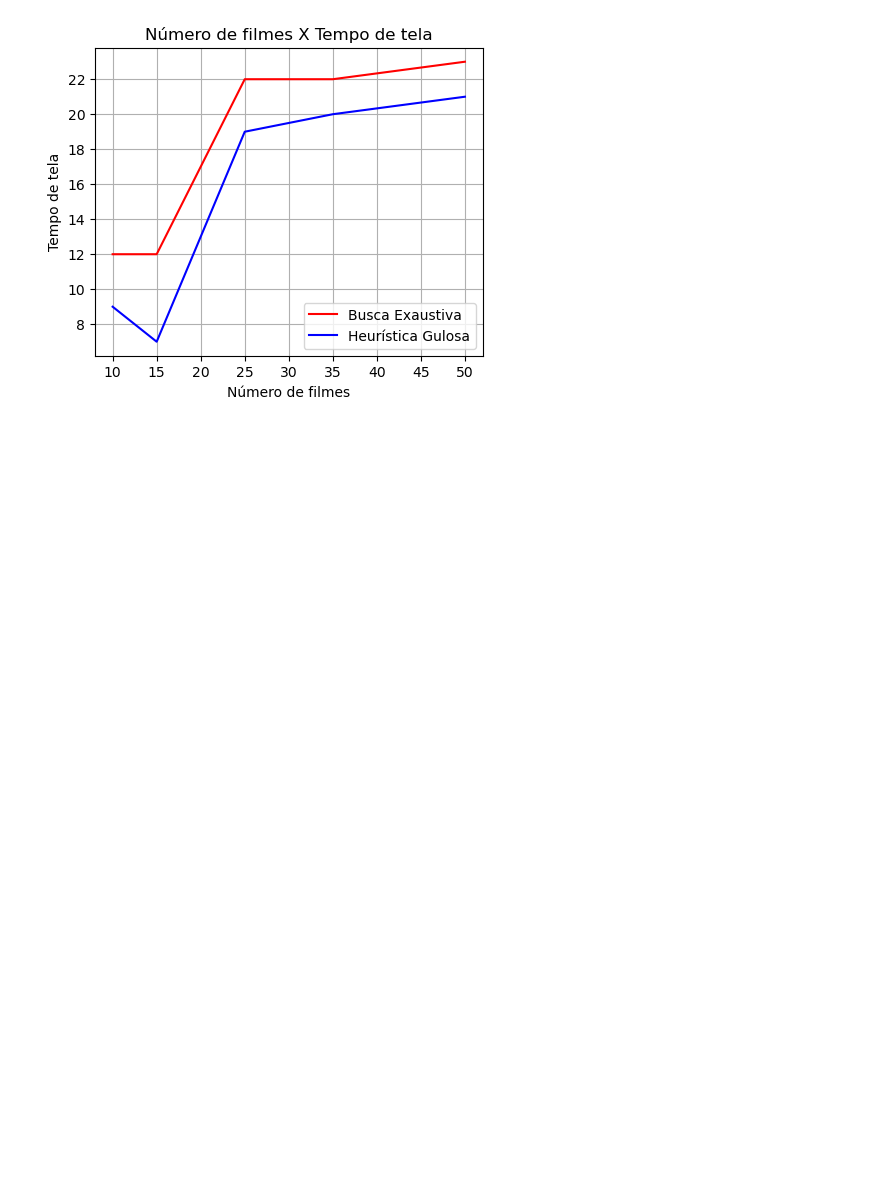
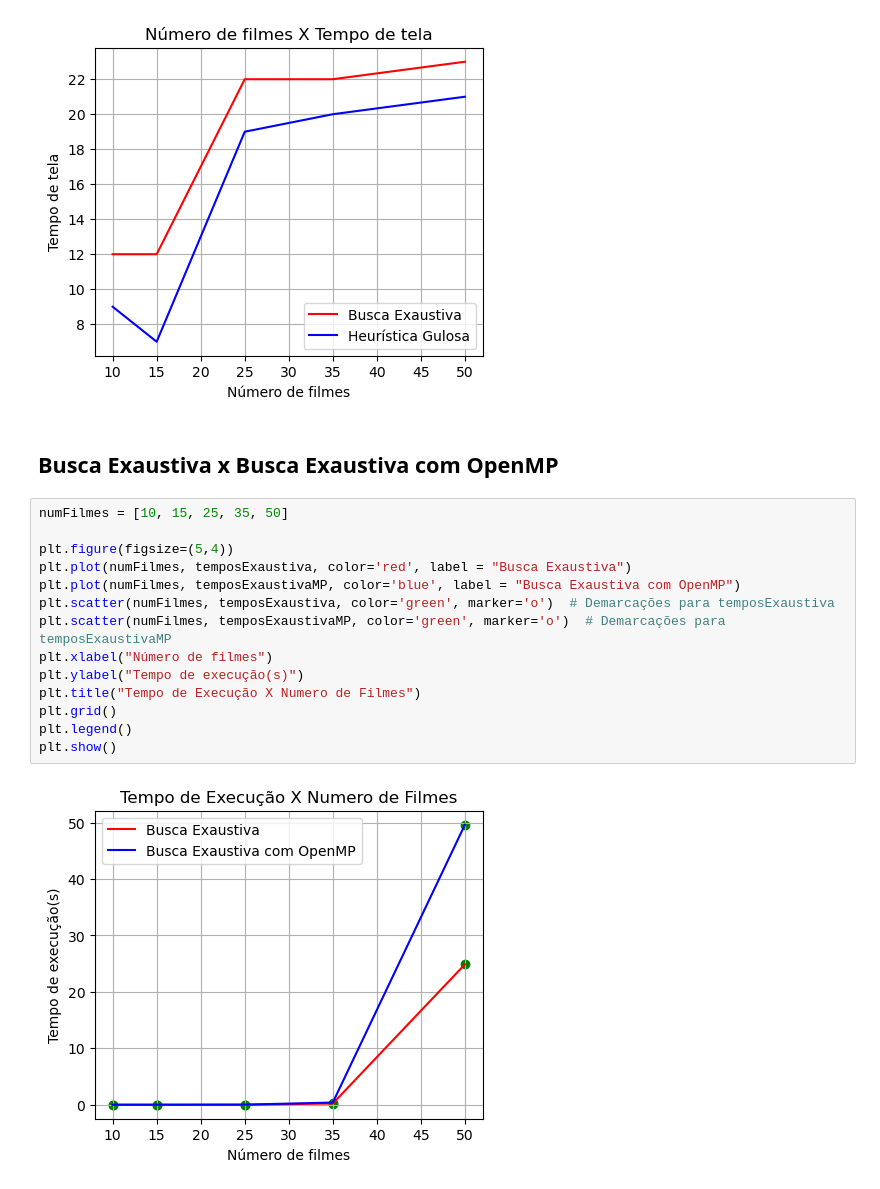
Before and after one commit to GabrielaMitu/Supercomp-MaratonaFilmes, a Jupyter notebook: GraficosComparativos.ipynb, the cells around one changed output. Cells and saved outputs as stored; diff of their text form; blank space fills up the shorter version.

Commit message:
grafico buscaexasutiva e com openmp

```diff
--- a/GraficosComparativos.ipynb
+++ b/GraficosComparativos.ipynb
@@ -271,3 +271,21 @@ plt.legend()
 plt.show()
 # %% [output]
 [figure]
+# %% [markdown]
+## Busca Exaustiva x Busca Exaustiva com OpenMP
+# %%
+numFilmes = [10, 15, 25, 35, 50]
+
+plt.figure(figsize=(5,4))
+plt.plot(numFilmes, temposExaustiva, color='red', label = "Busca Exaustiva")
+plt.plot(numFilmes, temposExaustivaMP, color='blue', label = "Busca Exaustiva com OpenMP")
+plt.scatter(numFilmes, temposExaustiva, color='green', marker='o')  # Demarcações para temposExaustiva
+plt.scatter(numFilmes, temposExaustivaMP, color='green', marker='o')  # Demarcações para temposExaustivaMP
+plt.xlabel("Número de filmes")
+plt.ylabel("Tempo de execução(s)")
+plt.title("Tempo de Execução X Numero de Filmes")
+plt.grid()
+plt.legend()
+plt.show()
+# %% [output]
+[figure, added]
```
Also changed, not shown: parts of 1 cell of this notebook, 1 other file.
